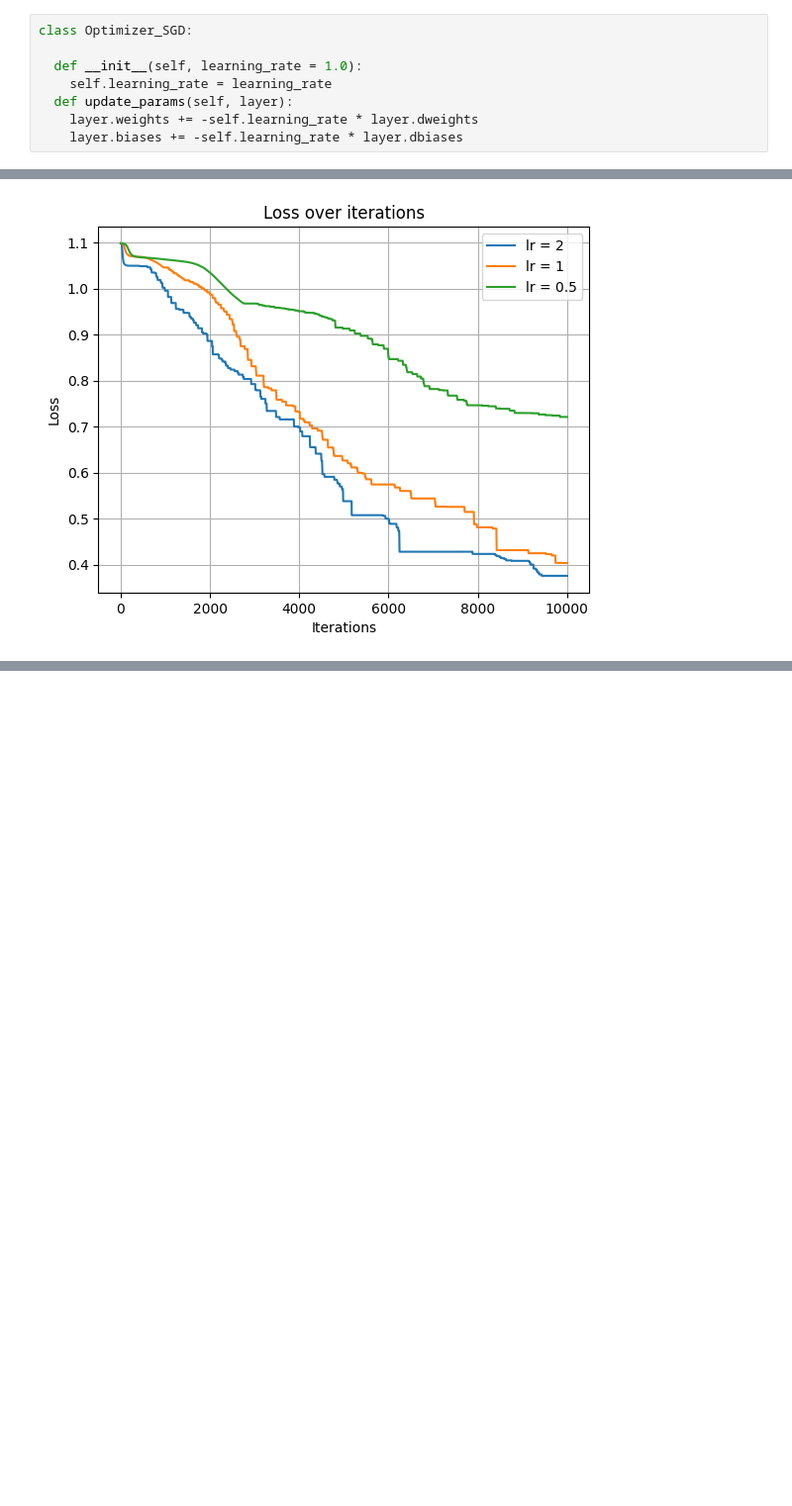
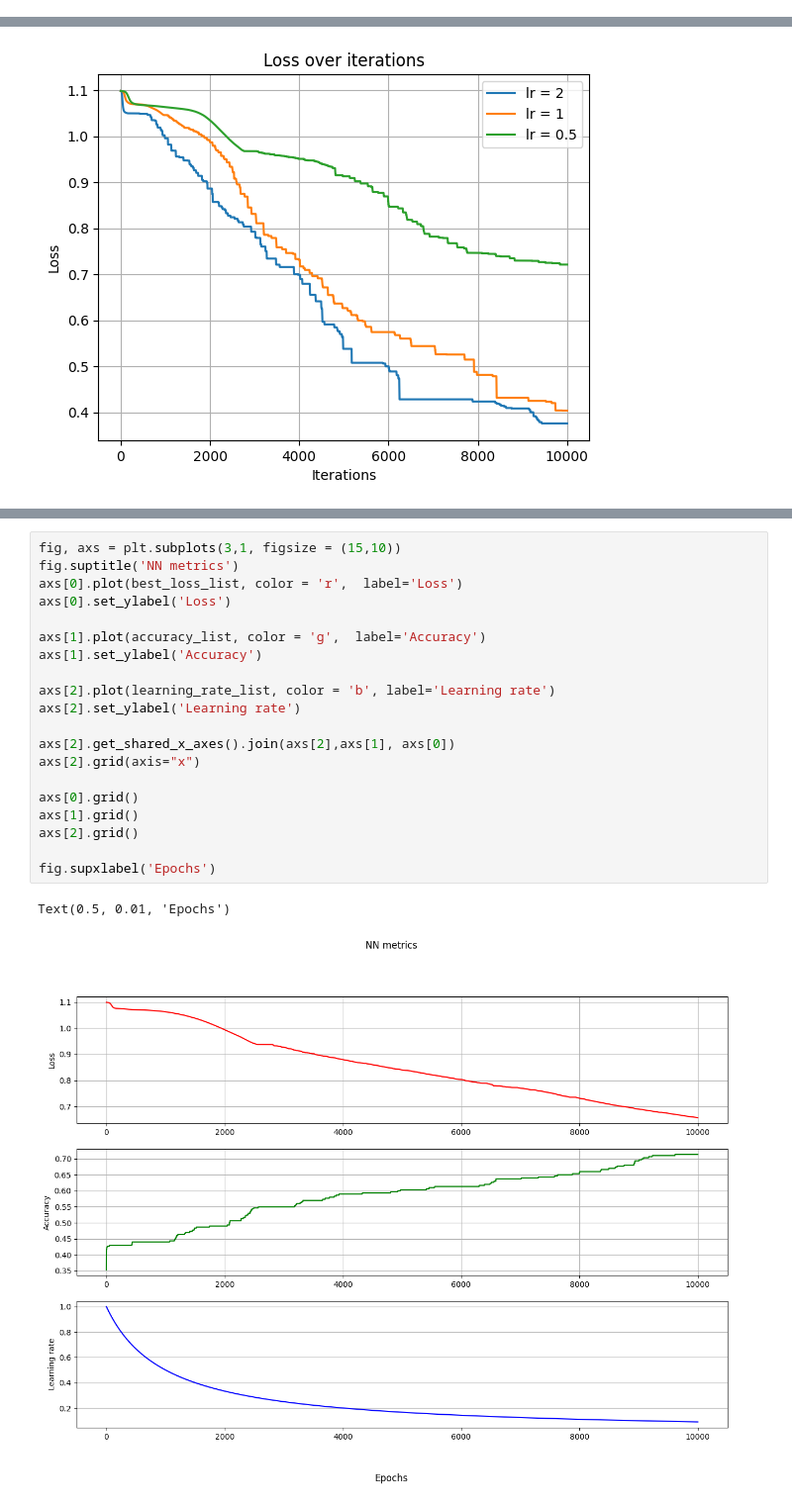
Before and after one commit to douglasmmachado/BatterySoC-Prediction, a Jupyter notebook: examples.ipynb, the cells around one changed output, grey strips where cells are left out. Shown at 99% size. Saved outputs shown, nothing was run; the diff lists cells and outputs as text; blank space fills up the shorter version.

```diff
--- a/examples.ipynb
+++ b/examples.ipynb
@@ -697,11 +697,3 @@ acc:  0.3566666666666667
 [[-5.9680315e-06 -9.2980918e-07  6.3437037e-06]]
 # %% [markdown]
 # Optimizers
-# %%
-class Optimizer_SGD:
-
-  def __init__(self, learning_rate = 1.0):
-    self.learning_rate = learning_rate
-  def update_params(self, layer):
-    layer.weights += -self.learning_rate * layer.dweights
-    layer.biases += -self.learning_rate * layer.dbiases
@@ -926,0 +1044,23 @@ plt.show()
+# %%
+fig, axs = plt.subplots(3,1, figsize = (15,10))
+fig.suptitle('NN metrics')
+axs[0].plot(best_loss_list, color = 'r',  label='Loss')
+axs[0].set_ylabel('Loss')
+
+axs[1].plot(accuracy_list, color = 'g',  label='Accuracy')
+axs[1].set_ylabel('Accuracy')
+
+axs[2].plot(learning_rate_list, color = 'b', label='Learning rate')
+axs[2].set_ylabel('Learning rate')
+
+axs[2].get_shared_x_axes().join(axs[2],axs[1], axs[0])
+axs[2].grid(axis="x")
+
+axs[0].grid()
+axs[1].grid()
+axs[2].grid()
+
+fig.supxlabel('Epochs')
+# %% [output]
+Text(0.5, 0.01, 'Epochs')
+[figure, added]
```
Also changed, not shown: parts of 5 cells of this notebook.
